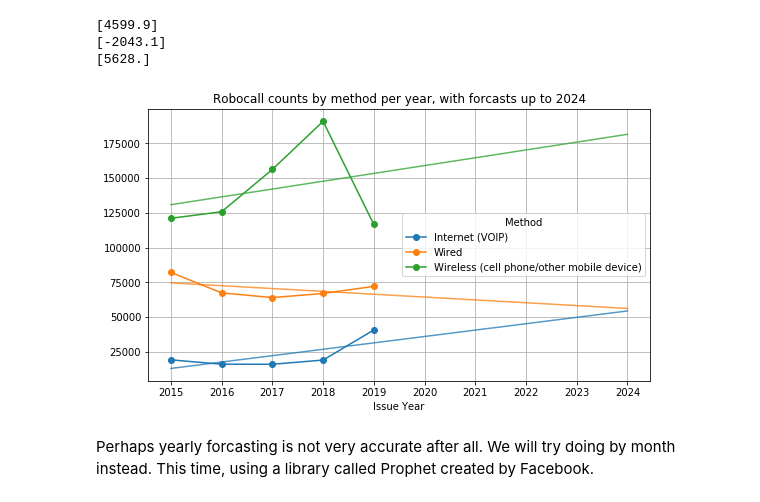
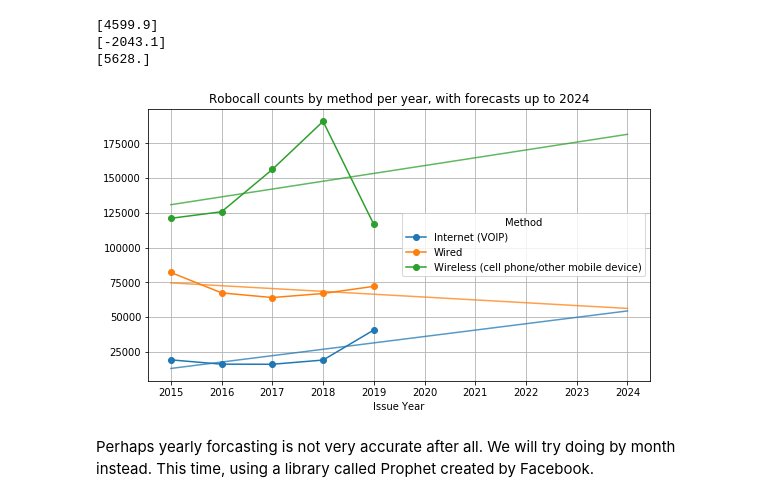
Before and after one commit to sangyeolbaek/SB, a Jupyter notebook: Capstone Project 1/machine_learning_capstone_1.ipynb, the cells around one changed output. Drawn from its saved outputs; the diff is of its cells as text; code cells hidden in the pictures.

```diff
--- a/Capstone Project 1/machine_learning_capstone_1.ipynb
+++ b/Capstone Project 1/machine_learning_capstone_1.ipynb
@@ -96,16 +96,16 @@ for m in lin_models:
 # %%
 method_df_new.plot(y=method_df_new.columns, grid=True, xticks=x_ticks, marker='o', figsize=(9,5))
 
 # reset color cycle
 plt.gca().set_prop_cycle(None)
 
 # plot the regression lines
 for y in ys:
     plt.plot(x_ticks, y, alpha=0.75)
-plt.title('Robocall counts by method per year, with forcasts up to 2024')
+plt.title('Robocall counts by method per year, with forecasts up to 2024')
 plt.show()
 # %% [output]
-[figure, old version]
+[figure, new version]
 # %% [markdown]
 Perhaps yearly forcasting is not very accurate after all. We will try doing by month instead. This time, using a library called Prophet created by Facebook.
 # %%
```
Also changed, not shown: parts of 3 cells of this notebook.
